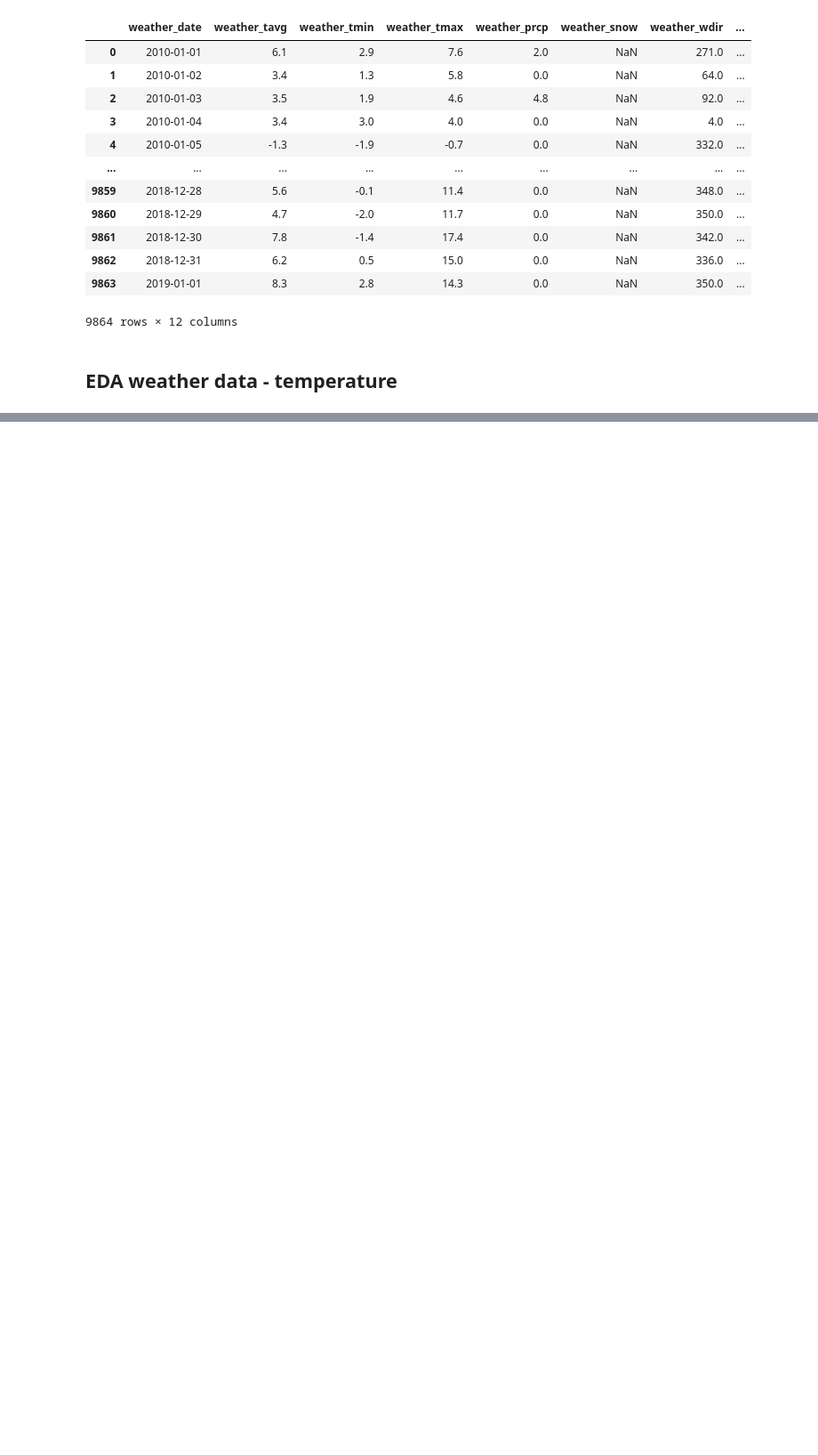
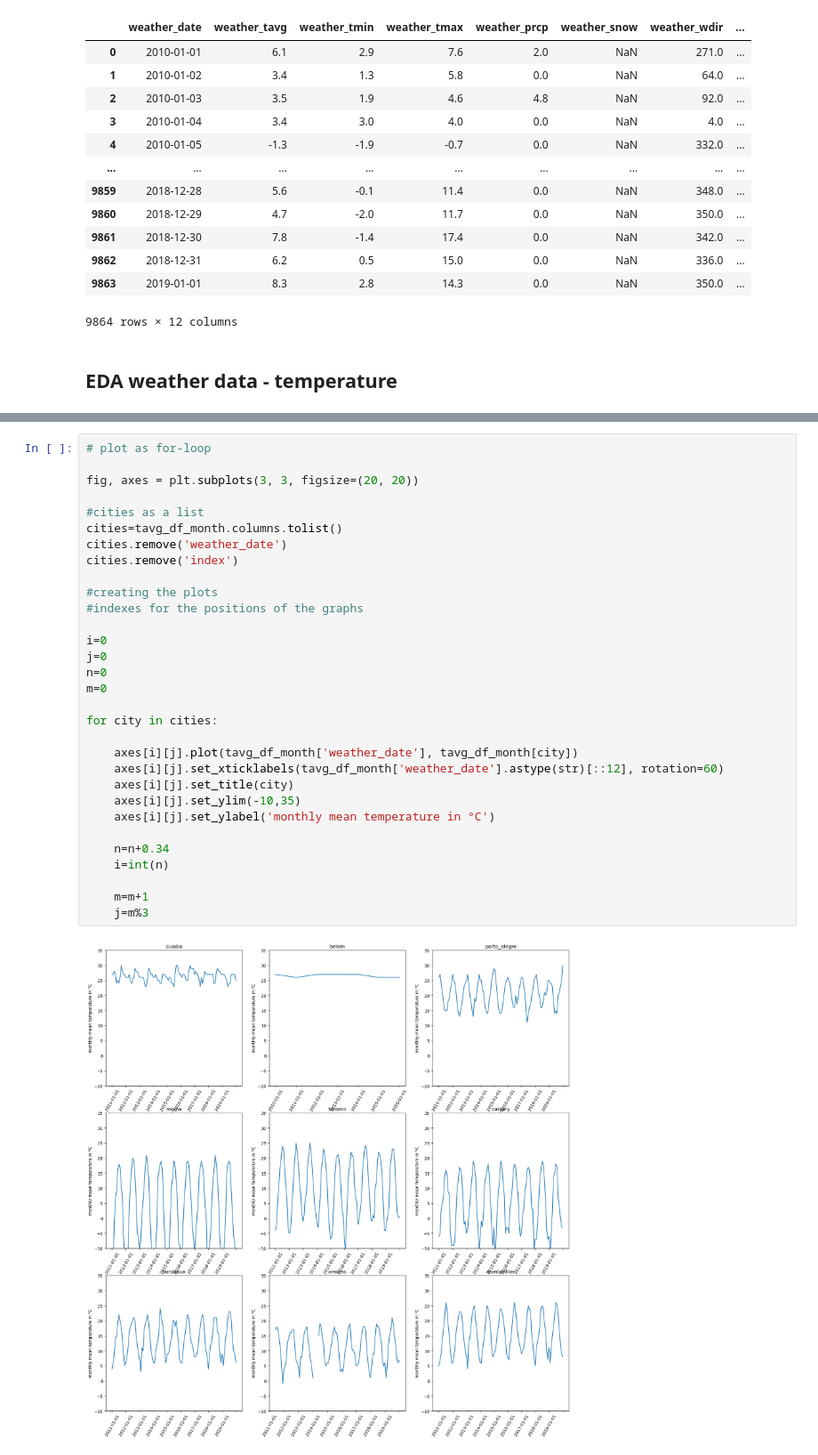
Before and after one commit to ElnazSaeidi/capstone-project-AEJS, a Jupyter notebook: weather_data_anja.ipynb, the cells around one changed output, grey strips where cells are left out. Shown at 89% size. Drawn from its saved outputs; the diff is of its cells as text; blank space fills up the shorter version.

```diff
--- a/weather_data_anja.ipynb
+++ b/weather_data_anja.ipynb
@@ -310,0 +403,33 @@ tavg_df_all
+# %%
+# plot as for-loop
+
+fig, axes = plt.subplots(3, 3, figsize=(20, 20))
+
+#cities as a list
+cities=tavg_df_month.columns.tolist()
+cities.remove('weather_date')
+cities.remove('index')
+
+#creating the plots
+#indexes for the positions of the graphs
+
+i=0
+j=0
+n=0
+m=0
+
+for city in cities:
+
+    axes[i][j].plot(tavg_df_month['weather_date'], tavg_df_month[city])
+    axes[i][j].set_xticklabels(tavg_df_month['weather_date'].astype(str)[::12], rotation=60)
+    axes[i][j].set_title(city)
+    axes[i][j].set_ylim(-10,35)
+    axes[i][j].set_ylabel('monthly mean temperature in °C')
+
+    n=n+0.34
+    i=int(n)
+
+    m=m+1
+    j=m%3
+# %% [output]
+[figure, added]
```
Also changed, not shown: parts of 15 cells of this notebook.
